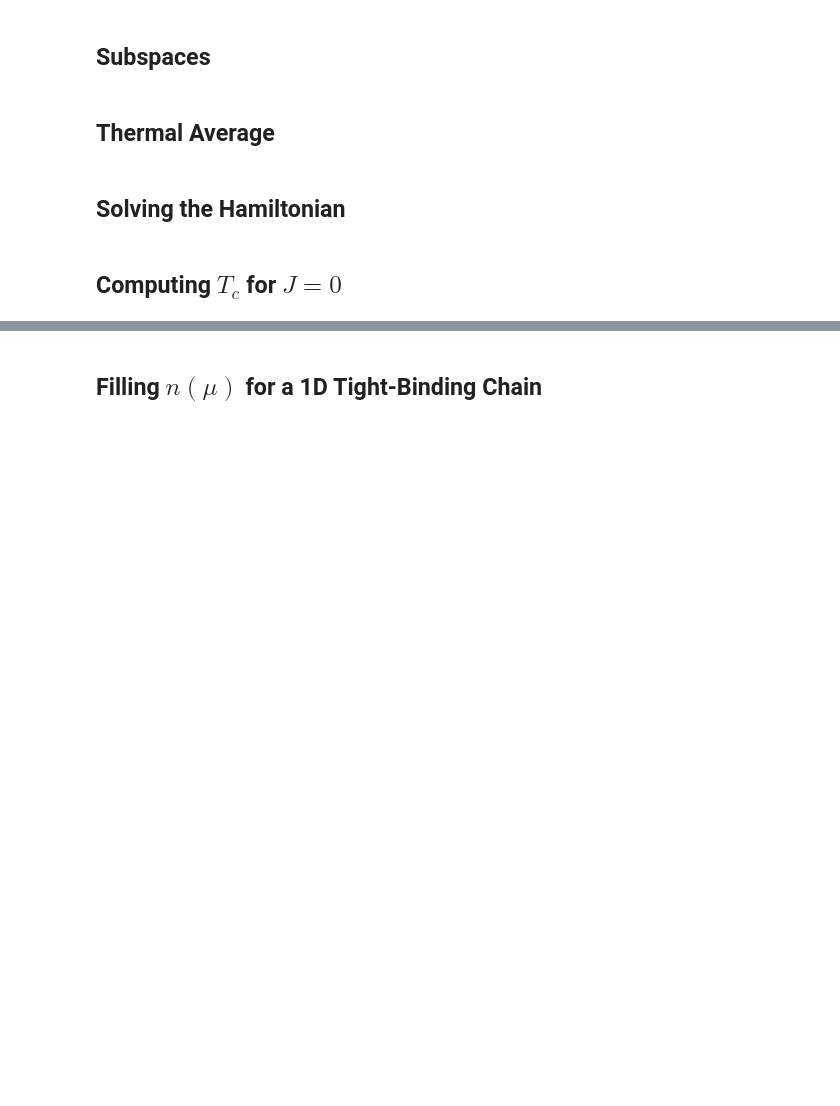
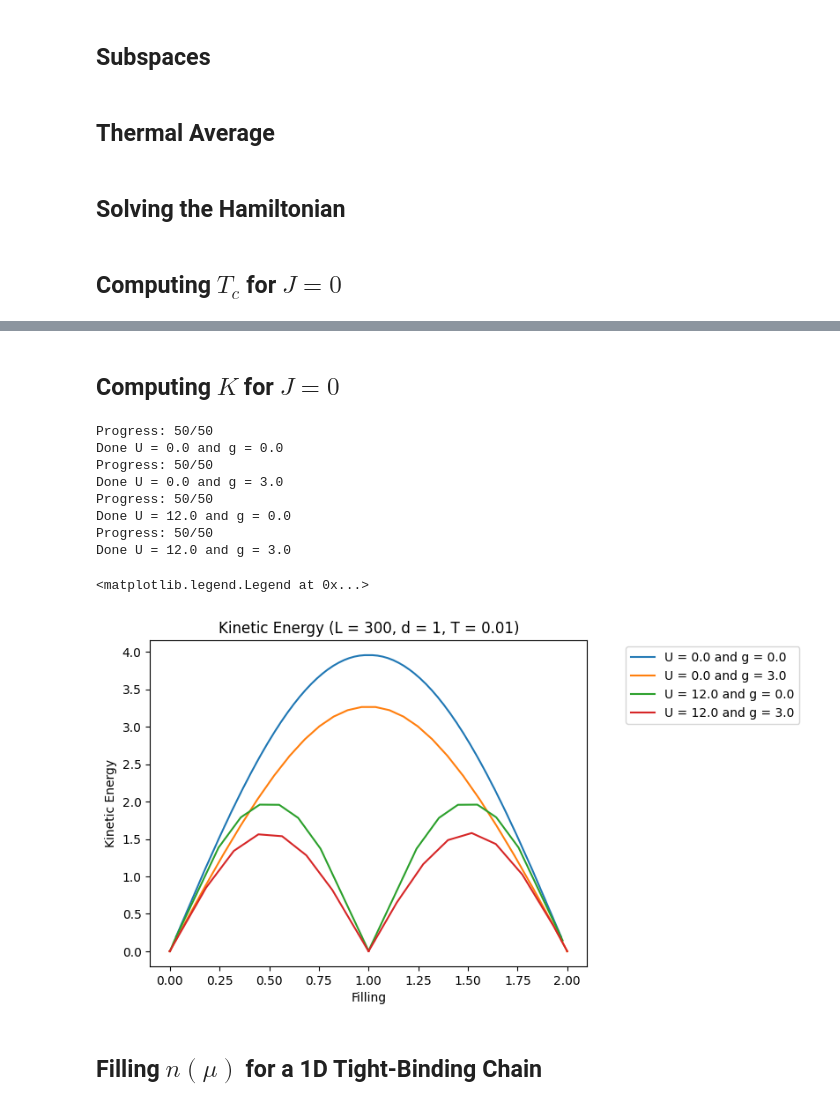
Before and after one commit to guilhermebaos/QUARMEN-Lessons, a Jupyter notebook: Master-Thesis/06-SC+AFM-1D.ipynb, the cells around one changed output, grey strips where cells are left out. Drawn from its saved outputs; the diff is of its cells as text; code cells hidden in the pictures; blank space fills up the shorter version.

```diff
--- a/Master-Thesis/06-SC+AFM-1D.ipynb
+++ b/Master-Thesis/06-SC+AFM-1D.ipynb
@@ -668,3 +698,69 @@ Progress: 6/6
+# %% [markdown]
+## Computing $K$ for $J = 0$
+# %%
+# CONSTANTS
+d = 1
+W = 4
+
+# PARAMETERS
+L = 300
+J = 0
+T = 0.01
+
+
+# g SWEEP
+gg = [0.0, 3.0]
+
+# U SWEEP
+uu = [0.0, 12.0]
+
+# Calculations
+for U in uu:
+    for g in gg:
+
+        # Range of mu to compute
+        mu_min = -2*d - U - g
+        mu_max = -mu_min
+        mu_steps = 50
+
+        mm = np.linspace(mu_min, mu_max, mu_steps)
+
+        nn = []
+        ss = []
+        for index, mu in enumerate(mm):
+
+            # Solve the Hamiltonian
+            Delta, n, Kxx = solve(L, d, mu, U, g, J, T)
+
+            # Save the filling
+            nn += [n]
+
+            # Save the superfluid stifness
+            ss += [Kxx]
+
+            # Show progress
+            print(f"\rProgress: {index + 1}/{len(mm)}", end="")
+
+        print("")
+        print(f"Done U = {U} and g = {g}")
+
+        plt.plot(nn, ss, label=f"U = {U} and g = {g}")
+
+plt.title(f"Kinetic Energy (L = {L}, d = {d}, T = {T})")
+plt.xlabel("Filling")
+plt.ylabel("Kinetic Energy")
+plt.legend(bbox_to_anchor=(1.5, 1.))
+# %% [output]
+Progress: 50/50
+Done U = 0.0 and g = 0.0
+Progress: 50/50
+Done U = 0.0 and g = 3.0
+Progress: 50/50
+Done U = 12.0 and g = 0.0
+Progress: 50/50
+Done U = 12.0 and g = 3.0
+<matplotlib.legend.Legend at 0x...>
+[figure, added]
 # %% [markdown]
 ## Filling $n(\mu)$ for a 1D Tight-Binding Chain
 # %%
```
Also changed, not shown: parts of 10 cells of this notebook, 5 other files.
